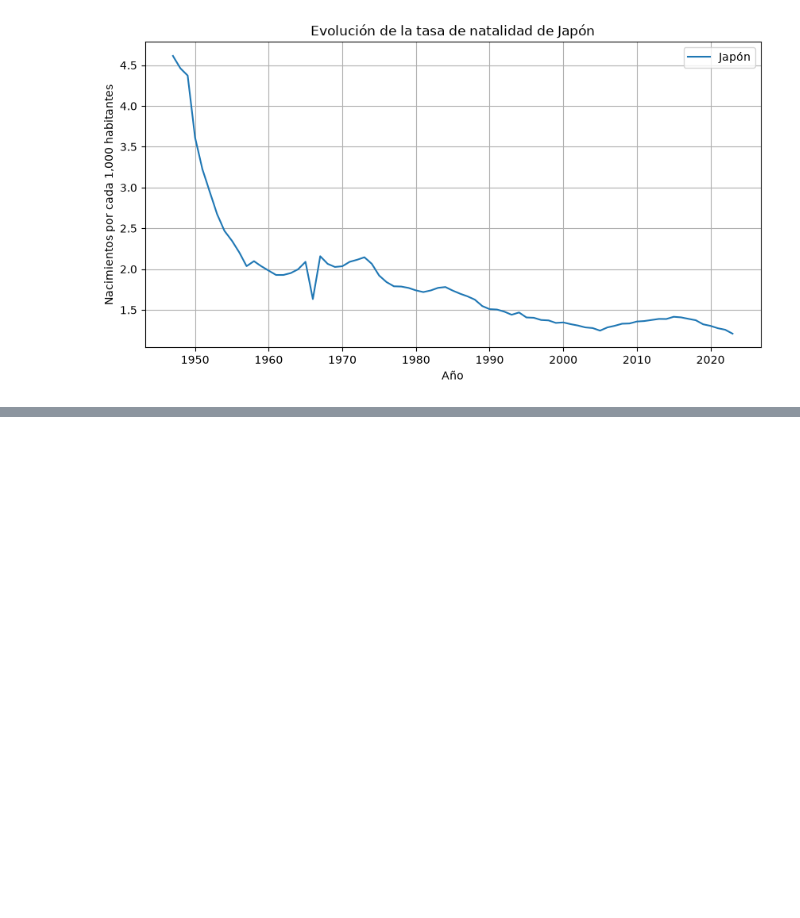
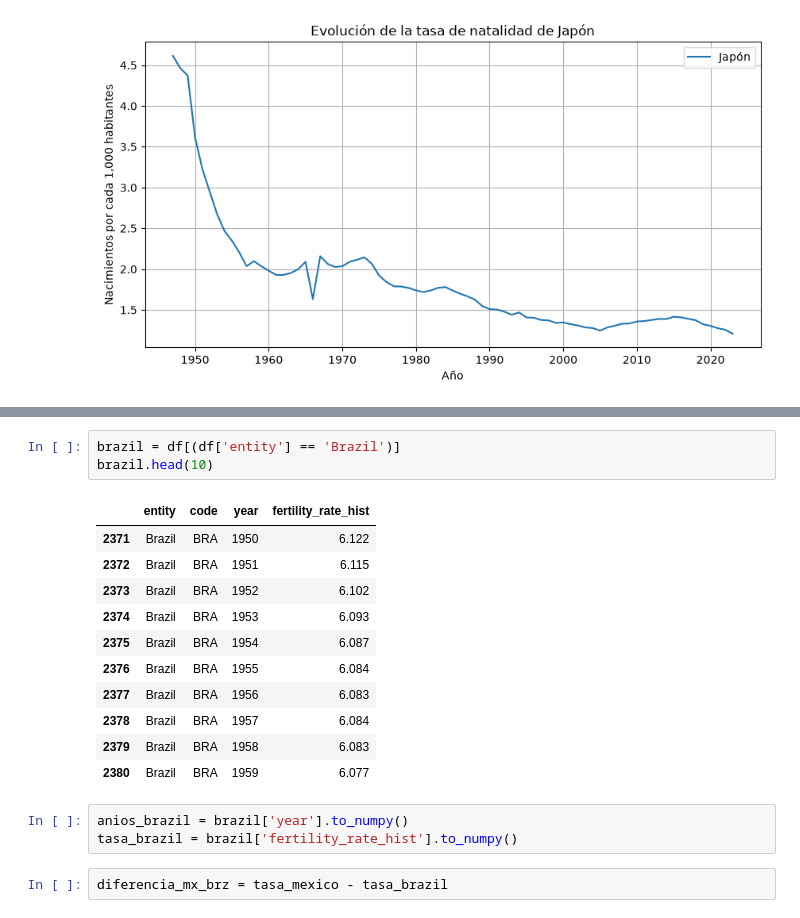
Before and after one commit to NotJcao17/bigdata, a Jupyter notebook: U1_1_probabilidad_estadistica/notebooks/03_fertility_rate.ipynb, the cells around one changed output, grey strips where cells are left out. Cells and saved outputs as stored; diff of their text form; blank space fills up the shorter version.

```diff
--- a/U1_1_probabilidad_estadistica/notebooks/03_fertility_rate.ipynb
+++ b/U1_1_probabilidad_estadistica/notebooks/03_fertility_rate.ipynb
@@ -103,0 +181,20 @@ plt.legend()
+# %%
+brazil = df[(df['entity'] == 'Brazil')]
+brazil.head(10)
+# %% [output]
+|  | entity | code | year | fertility_rate_hist |
+| 2371 | Brazil | BRA | 1950 | 6.122 |
+| 2372 | Brazil | BRA | 1951 | 6.115 |
+| 2373 | Brazil | BRA | 1952 | 6.102 |
+| 2374 | Brazil | BRA | 1953 | 6.093 |
+| 2375 | Brazil | BRA | 1954 | 6.087 |
+| 2376 | Brazil | BRA | 1955 | 6.084 |
+| 2377 | Brazil | BRA | 1956 | 6.083 |
+| 2378 | Brazil | BRA | 1957 | 6.084 |
+| 2379 | Brazil | BRA | 1958 | 6.083 |
+| 2380 | Brazil | BRA | 1959 | 6.077 |
+# %%
+anios_brazil = brazil['year'].to_numpy()
+tasa_brazil = brazil['fertility_rate_hist'].to_numpy()
+# %%
+diferencia_mx_brz = tasa_mexico - tasa_brazil
```
Also changed, not shown: parts of 9 cells of this notebook.
